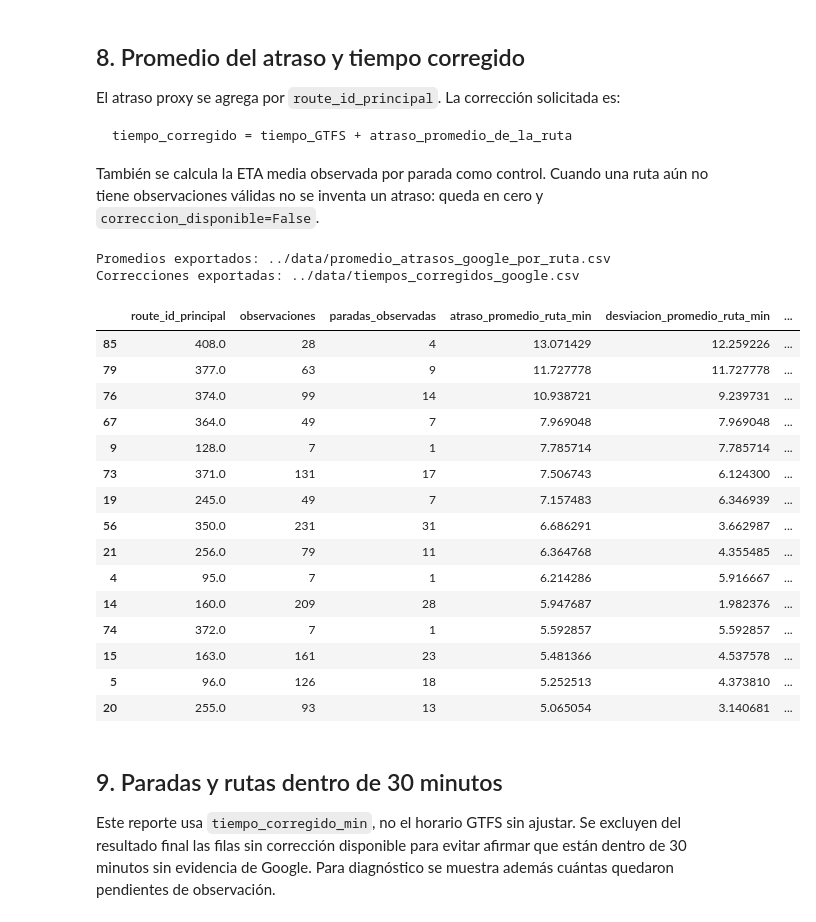
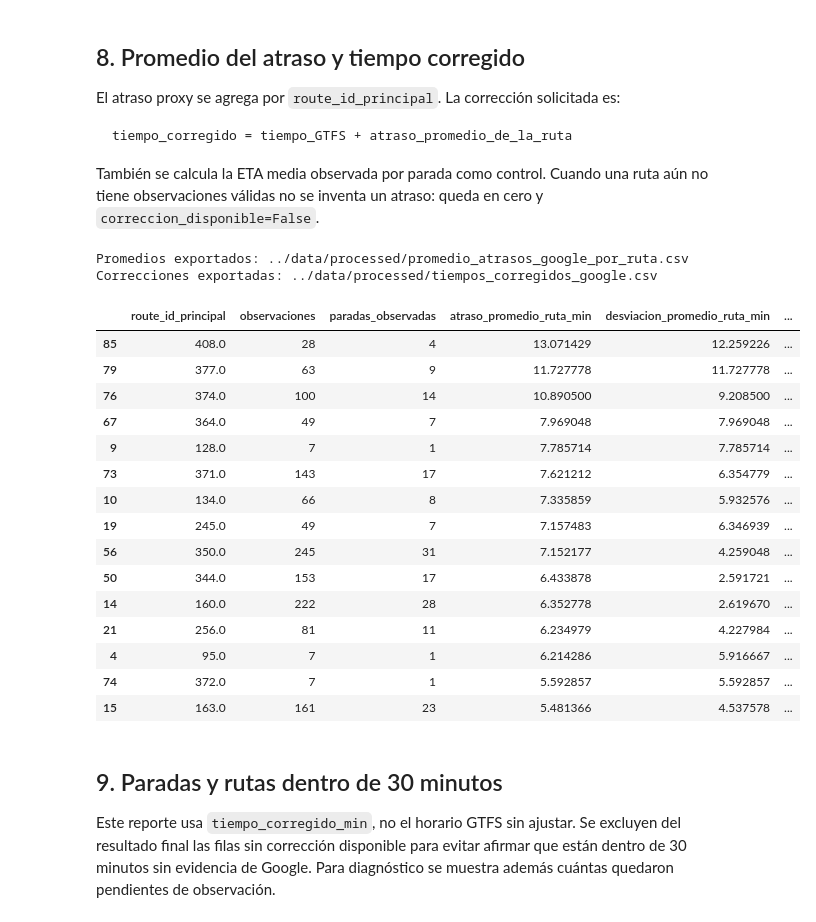
Before and after one commit to FBenita/Tren_Mex_Qro, a Jupyter notebook: scripts/PromedioRutas.ipynb, the cells around one changed output. Drawn from its saved outputs; the diff is of its cells as text; code cells hidden in the pictures.

```diff
--- a/scripts/PromedioRutas.ipynb
+++ b/scripts/PromedioRutas.ipynb
@@ -133,8 +138,8 @@ Se leen los cuatro archivos desde `data/` y se validan las columnas mínimas ant
 # %%
-trips = pd.read_csv(DATA_DIR / "trips.txt")
-stop_times = pd.read_csv(DATA_DIR / "stop_times.txt")
-stops = pd.read_csv(DATA_DIR / "stops.txt")
-routes = pd.read_csv(DATA_DIR / "routes.txt")
+trips = pd.read_csv(GTFS_DIR / "trips.txt")
+stop_times = pd.read_csv(GTFS_DIR / "stop_times.txt")
+stops = pd.read_csv(GTFS_DIR / "stops.txt")
+routes = pd.read_csv(GTFS_DIR / "routes.txt")
 
 columnas_requeridas = {
     "trips": {"trip_id", "route_id"},
@@ -525,16 +530,29 @@ def consultar_lote_google(df_lote, departure_time, max_intentos=4):
 
     return pd.DataFrame(resultados)
 # %%
-df_consulta = df_base[
-    df_base["stop_id"].ne(corregidora_stop_id)
-    & df_base["tiempo_gtfs_min"].le(UMBRAL_ANALISIS_MIN)
-].copy()
+ids_consulta_general = set(
+    df_base.loc[
+        df_base["stop_id"].ne(corregidora_stop_id)
+        & df_base["tiempo_gtfs_min"].le(UMBRAL_ANALISIS_MIN),
+        "stop_id",
+    ]
+)
+ids_consulta_sur = set(
+    resultados_sur_vias.loc[
+        resultados_sur_vias["stop_id"].ne(DESTINO_PEATONAL_SUR_ID)
+        & resultados_sur_vias["tiempo_red_min"].le(UMBRAL_ANALISIS_MIN),
+        "stop_id",
+    ]
+)
+ids_consulta = ids_consulta_general | ids_consulta_sur
+df_consulta = df_base[df_base["stop_id"].isin(ids_consulta)].copy()
 if MAX_PARADAS is not None:
     df_consulta = df_consulta.head(int(MAX_PARADAS)).copy()
 
 print(
-    f"Filtro GTFS aplicado: <= {UMBRAL_ANALISIS_MIN:g} minutos. "
-    f"Paradas preparadas: {len(df_consulta):,}. "
+    f"Candidatas del escenario general: {len(ids_consulta_general):,}; "
+    f"del escenario sin cruzar vías: {len(ids_consulta_sur):,}; "
+    f"unión sin duplicados: {len(df_consulta):,}. "
     f"Elementos facturables estimados para esta ejecución: {len(df_consulta):,}."
 )
 
@@ -579,7 +597,7 @@ Lote 4/4: 97 respuestas recibidas.
 
 Solo se consideran válidos los elementos con `condition="ROUTE_EXISTS"`, sin código de error y con duración numérica. El histórico conserva también los fallos para poder auditar cobertura y disponibilidad.
 # %%
-OBSERVACIONES_PATH = DATA_DIR / "google_maps_transit_observaciones.csv"
+OBSERVACIONES_PATH = PROCESSED_DIR / "google_maps_transit_observaciones.csv"
 
 if OBSERVACIONES_PATH.exists():
     historico_previo = pd.read_csv(OBSERVACIONES_PATH)
@@ -696,8 +714,8 @@ tiempo_corregido = tiempo_GTFS + atraso_promedio_de_la_ruta
 
 También se calcula la ETA media observada por parada como control. Cuando una ruta aún no tiene observaciones válidas no se inventa un atraso: queda en cero y `correccion_disponible=False`.
 # %%
-PROMEDIO_RUTAS_PATH = DATA_DIR / "promedio_atrasos_google_por_ruta.csv"
-CORRECCIONES_PATH = DATA_DIR / "tiempos_corregidos_google.csv"
+PROMEDIO_RUTAS_PATH = PROCESSED_DIR / "promedio_atrasos_google_por_ruta.csv"
+CORRECCIONES_PATH = PROCESSED_DIR / "tiempos_corregidos_google.csv"
 
 if df_validas.empty:
     promedio_por_ruta = pd.DataFrame(
@@ -745,48 +763,48 @@ else:
             ],
             on="route_id_principal",
             how="left",
         )
         .merge(promedio_por_stop, on="stop_id", how="left")
     )
     correcciones["correccion_disponible"] = correcciones[
         "atraso_promedio_ruta_min"
     ].notna()
     correcciones["atraso_promedio_ruta_min"] = correcciones[
         "atraso_promedio_ruta_min"
     ].fillna(0)
     correcciones["observaciones_stop"] = correcciones[
         "observaciones_stop"
     ].fillna(0).astype(int)
     correcciones["tiempo_corregido_min"] = (
         correcciones["tiempo_gtfs_min"]
         + correcciones["atraso_promedio_ruta_min"]
     )
 
     promedio_por_ruta.to_csv(PROMEDIO_RUTAS_PATH, index=False)
     correcciones.to_csv(CORRECCIONES_PATH, index=False)
     print(f"Promedios exportados: {PROMEDIO_RUTAS_PATH}")
     print(f"Correcciones exportadas: {CORRECCIONES_PATH}")
 
 display(promedio_por_ruta.sort_values("atraso_promedio_ruta_min", ascending=False).head(15))
 # %% [output]
-Promedios exportados: ../data/promedio_atrasos_google_por_ruta.csv
-Correcciones exportadas: ../data/tiempos_corregidos_google.csv
+Promedios exportados: ../data/processed/promedio_atrasos_google_por_ruta.csv
+Correcciones exportadas: ../data/processed/tiempos_corregidos_google.csv
 |  | route_id_principal | observaciones | paradas_observadas | atraso_promedio_ruta_min | desviacion_promedio_ruta_min | ... |
 | 85 | 408.0 | 28 | 4 | 13.071429 | 12.259226 | ... |
 | 79 | 377.0 | 63 | 9 | 11.727778 | 11.727778 | ... |
-| 76 | 374.0 | 99 | 14 | 10.938721 | 9.239731 | ... |
+| 76 | 374.0 | 100 | 14 | 10.890500 | 9.208500 | ... |
 | 67 | 364.0 | 49 | 7 | 7.969048 | 7.969048 | ... |
 | 9 | 128.0 | 7 | 1 | 7.785714 | 7.785714 | ... |
-| 73 | 371.0 | 131 | 17 | 7.506743 | 6.124300 | ... |
+| 73 | 371.0 | 143 | 17 | 7.621212 | 6.354779 | ... |
+| 10 | 134.0 | 66 | 8 | 7.335859 | 5.932576 | ... |
 | 19 | 245.0 | 49 | 7 | 7.157483 | 6.346939 | ... |
-| 56 | 350.0 | 231 | 31 | 6.686291 | 3.662987 | ... |
-| 21 | 256.0 | 79 | 11 | 6.364768 | 4.355485 | ... |
+| 56 | 350.0 | 245 | 31 | 7.152177 | 4.259048 | ... |
+| 50 | 344.0 | 153 | 17 | 6.433878 | 2.591721 | ... |
+| 14 | 160.0 | 222 | 28 | 6.352778 | 2.619670 | ... |
+| 21 | 256.0 | 81 | 11 | 6.234979 | 4.227984 | ... |
 | 4 | 95.0 | 7 | 1 | 6.214286 | 5.916667 | ... |
-| 14 | 160.0 | 209 | 28 | 5.947687 | 1.982376 | ... |
 | 74 | 372.0 | 7 | 1 | 5.592857 | 5.592857 | ... |
 | 15 | 163.0 | 161 | 23 | 5.481366 | 4.537578 | ... |
-| 5 | 96.0 | 126 | 18 | 5.252513 | 4.373810 | ... |
-| 20 | 255.0 | 93 | 13 | 5.065054 | 3.140681 | ... |
 # %% [markdown]
 ## 9. Paradas y rutas dentro de 30 minutos
 
```
Also changed, not shown: parts of 10 cells of this notebook, 31 other files.
